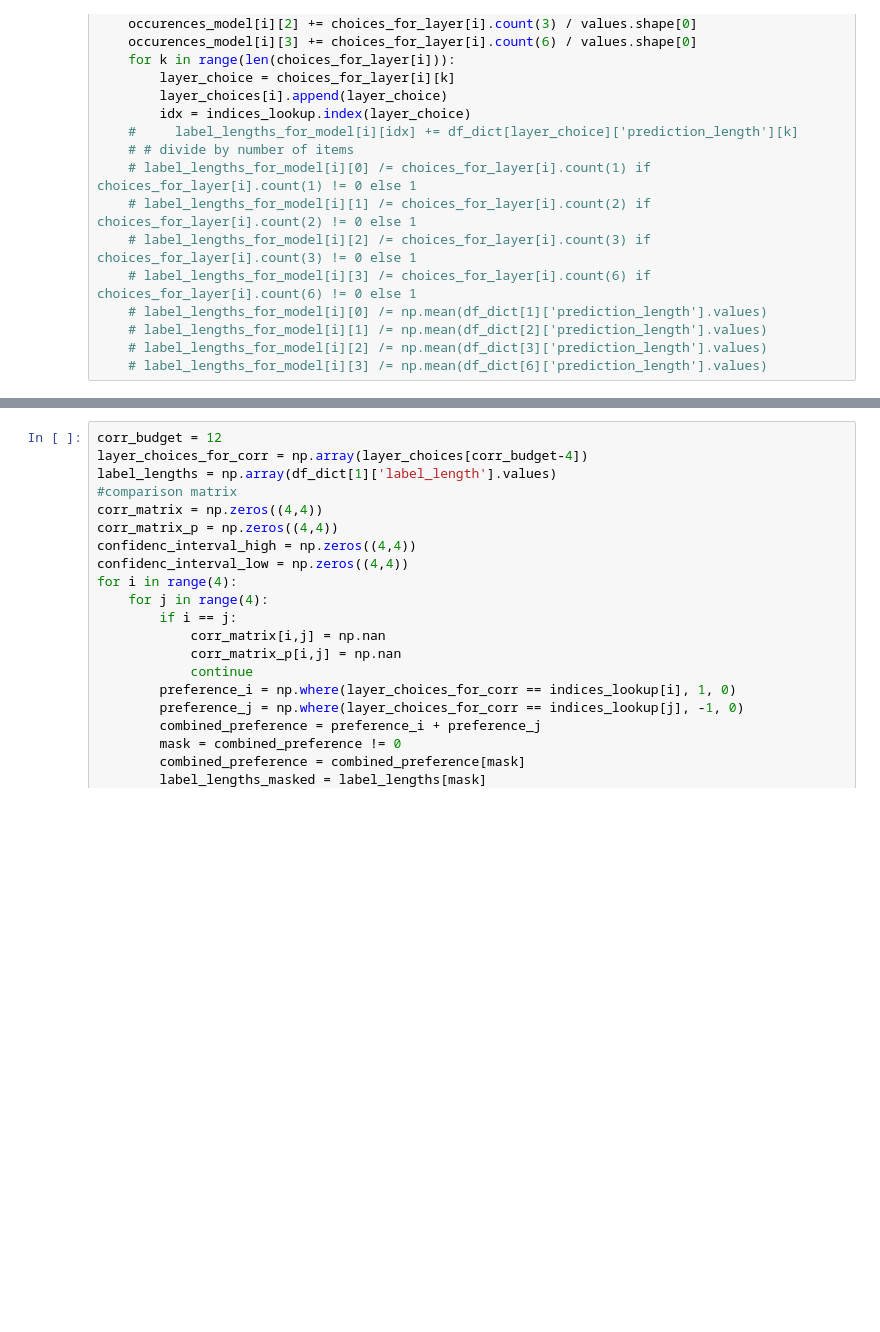
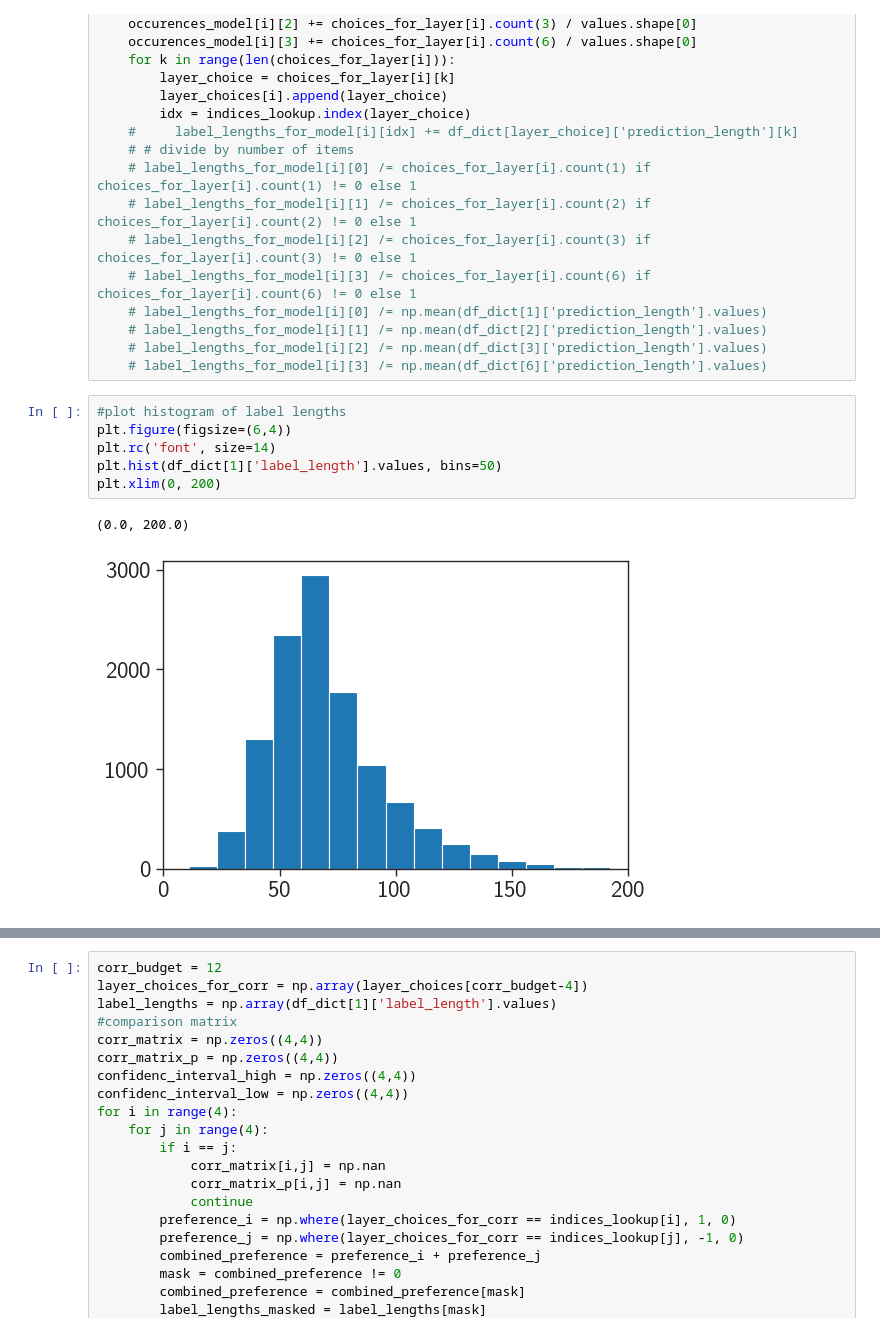
Before and after one commit to networkslab/enlsp_neurips24, a Jupyter notebook: src/analysis/EXP3.ipynb, the cells around one changed output, grey strips where cells are left out. Drawn from its saved outputs; the diff is of its cells as text; blank space fills up the shorter version.

```diff
--- a/src/analysis/EXP3.ipynb
+++ b/src/analysis/EXP3.ipynb
@@ -181,6 +205,15 @@ for i in range(len(choices_for_layer)):
     # label_lengths_for_model[i][1] /= np.mean(df_dict[2]['prediction_length'].values)
     # label_lengths_for_model[i][2] /= np.mean(df_dict[3]['prediction_length'].values)
     # label_lengths_for_model[i][3] /= np.mean(df_dict[6]['prediction_length'].values)
+# %%
+#plot histogram of label lengths
+plt.figure(figsize=(6,4))
+plt.rc('font', size=14)
+plt.hist(df_dict[1]['label_length'].values, bins=50)
+plt.xlim(0, 200)
+# %% [output]
+(0.0, 200.0)
+[figure, added]
 # %%
 label_lengths = df_dict[1]['label_length'].values
 avg_layer = np.array([6,24])
```
Also changed, not shown: parts of 14 cells of this notebook, 3 other files.
